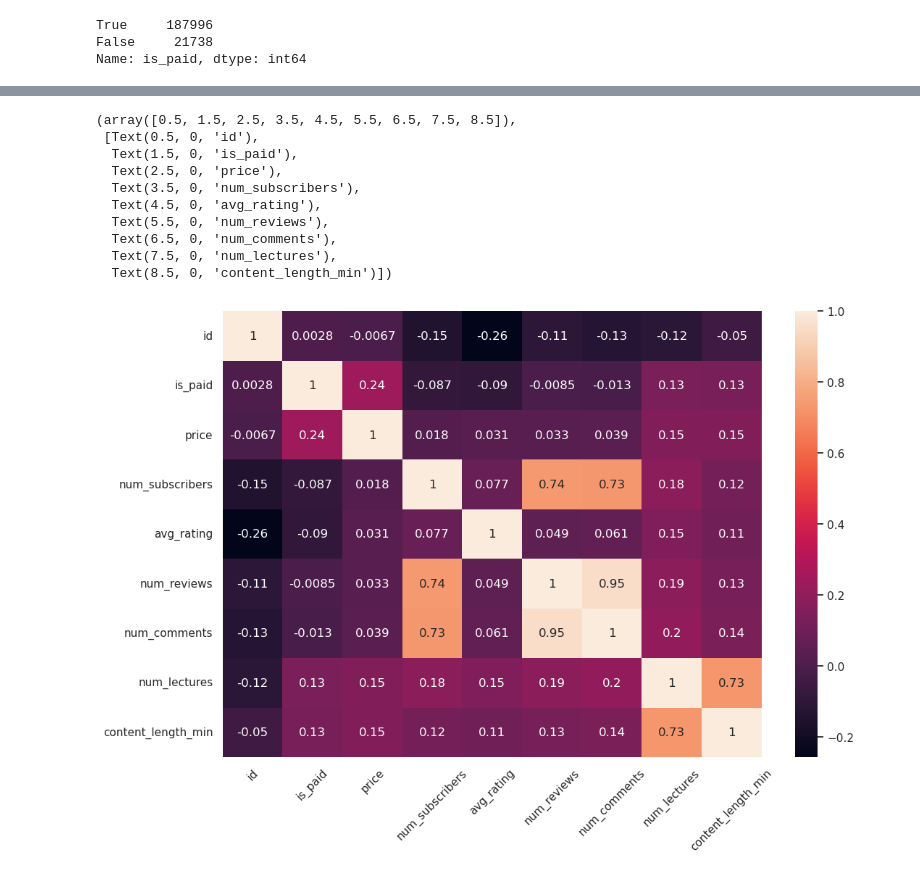
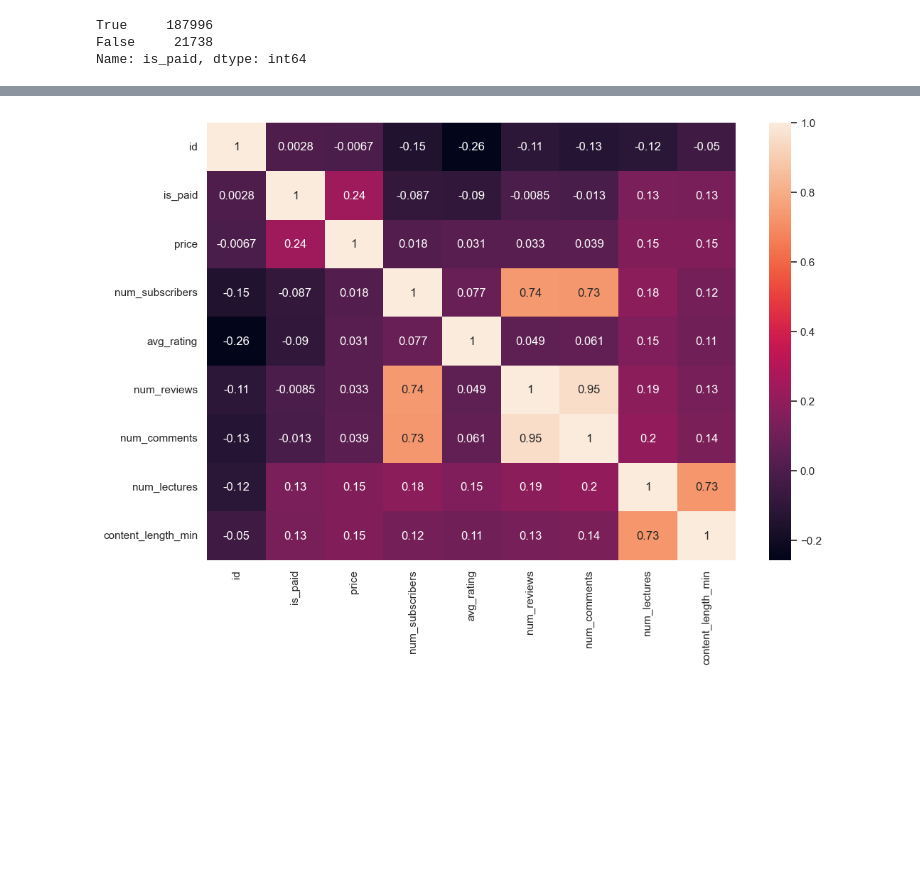
Before and after one commit to Amizzuddin/sc1015, a Jupyter notebook: contributions/bowen/Clean Data_BW.ipynb, the cells around one changed output, grey strips where cells are left out. Cells and saved outputs as stored; diff of their text form; code cells hidden in the pictures; blank space fills up the shorter version.

```diff
--- a/contributions/bowen/Clean Data_BW.ipynb
+++ b/contributions/bowen/Clean Data_BW.ipynb
@@ -26,6 +27,6 @@ add here test
 # %%
 pd.set_option('display.float_format', '{:.2f}'.format)
 # %%
-# comments_Data = pd.read_csv('Comments.csv')
-info_Data = pd.read_csv('../../dataset/Course_info.csv')
+comments_Data = pd.read_csv('Comments.csv')
+info_Data = pd.read_csv('Course_info.csv')
 # %%
@@ -164,19 +208,9 @@ plt.xticks(rotation=45)
 # %%
 plt.figure(figsize=(12,8))
 sns.heatmap(info_Data.corr(),annot=True)
-plt.xticks(rotation=45)
+plt.xticks(rotation=90);
 # %% [output]
-(array([0.5, 1.5, 2.5, 3.5, 4.5, 5.5, 6.5, 7.5, 8.5]),
- [Text(0.5, 0, 'id'),
-  Text(1.5, 0, 'is_paid'),
-  Text(2.5, 0, 'price'),
-  Text(3.5, 0, 'num_subscribers'),
-  Text(4.5, 0, 'avg_rating'),
-  Text(5.5, 0, 'num_reviews'),
-  Text(6.5, 0, 'num_comments'),
-  Text(7.5, 0, 'num_lectures'),
-  Text(8.5, 0, 'content_length_min')])
-[figure, old version]
+[figure, new version]
 # %%
 plt.figure(figsize=(12,8))
 sns.regplot(x='price',y='num_subscribers',data=info_Data)
```
Also changed, not shown: parts of 18 cells of this notebook, 3 other files.
